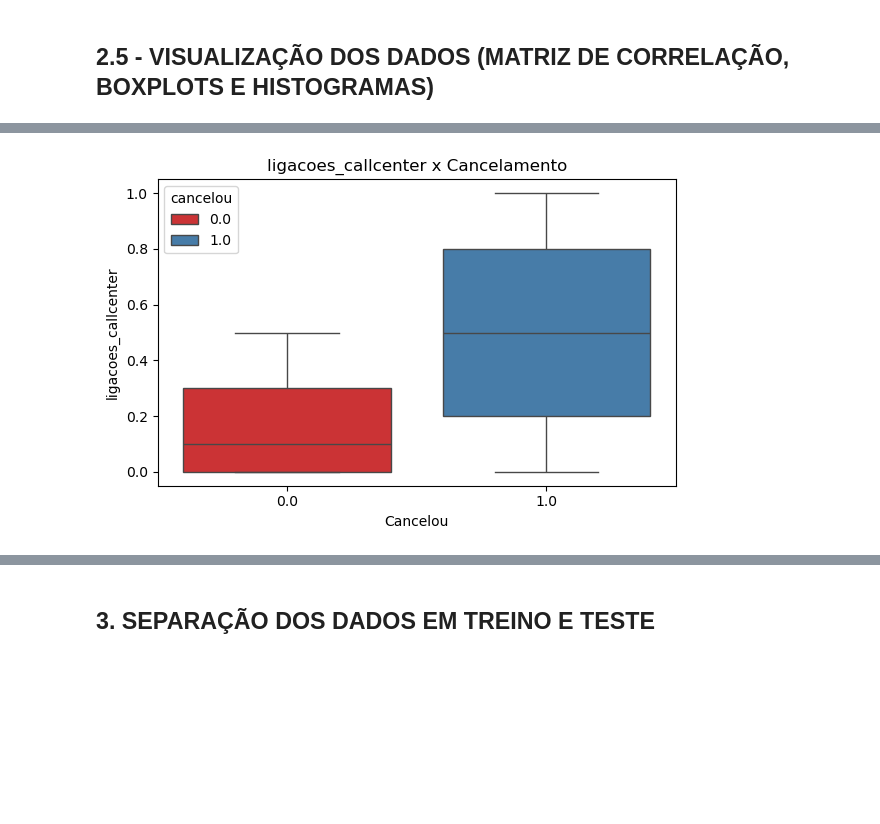
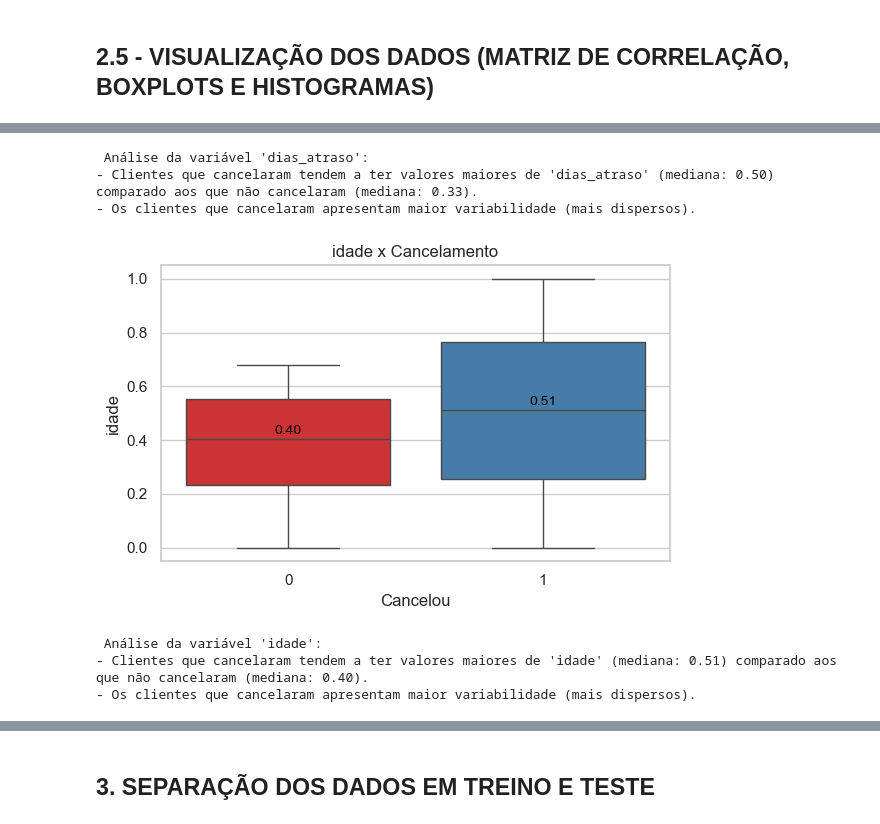
Before and after one commit to jonathasoliv/TCC_Modelagem_Preditiva_Cancelamentos, a Jupyter notebook: Implementacao_Pre_Processamento/Pre_Processamento.ipynb, the cells around one changed output, grey strips where cells are left out. Drawn from its saved outputs; the diff is of its cells as text; code cells hidden in the pictures; blank space fills up the shorter version.

```diff
--- a/Implementacao_Pre_Processamento/Pre_Processamento.ipynb
+++ b/Implementacao_Pre_Processamento/Pre_Processamento.ipynb
@@ -161,8 +202,0 @@ df_head
-# %%
-#Identificando as colunas com as variaveis categoricas
-colunas_categoricas = df.select_dtypes(include=['object', 'category']).columns.tolist()
-print("Variáveis categóricas:", colunas_categoricas)
-
-for coluna in ['sexo', 'assinatura', 'duracao_contrato']:
-    print(f"\nColuna: {coluna}")
-    print(df[coluna].value_counts())
@@ -275,13 +310,11 @@ max         1.000000       1.000000                1.000000
 Realizado a verificação de Outlier e depois a matriz de Correlação
 # %%
 # Verificando se possui Outliers
-
 cancelamentos_normalizacao = pd.read_csv('cancelamentos_normalizacao.csv')
 
 outliers_detectados = {}
 
 for coluna in cancelamentos_normalizacao.select_dtypes(include=['float64', 'int64']):
-    # Ignorar colunas binárias (com apenas dois valores únicos)
     if cancelamentos_normalizacao[coluna].nunique() <= 2:
         continue
 
@@ -297,13 +330,13 @@ for coluna in cancelamentos_normalizacao.select_dtypes(include=['float64', 'int6
     ]
 
     if not outliers.empty:
-        outliers_detectados[coluna] = outliers.shape[0]
+        perc_outliers = 100 * outliers.shape[0] / cancelamentos_normalizacao.shape[0]
+        outliers_detectados[coluna] = (outliers.shape[0], perc_outliers)
 
-# Exibindo o resultado
 if outliers_detectados:
-    print("Colunas com outliers detectados:")
-    for coluna, qtd in outliers_detectados.items():
-        print(f"- {coluna}: {qtd} outliers")
+    print("Colunas com outliers detectados (contagem e % do total):")
+    for coluna, (qtd, perc) in outliers_detectados.items():
+        print(f"- {coluna}: {qtd} outliers ({perc:.4f}%)")
 else:
     print("Nenhum outlier detectado nas colunas numéricas (exceto variáveis binárias).")
 # %% [output]
@@ -371,12 +445,60 @@ Deve ser descartada antes da construção do modelo para evitar viés.
 # %%
 # BloxPlot para comparar com a variável-alvo
+sns.set(style="whitegrid")
 
-for coluna in colunas_numericas:
+# Ordenar as variáveis com base na correlação com 'cancelou'
+correlacoes = df.corr()['cancelou'].abs().sort_values(ascending=False)
+variaveis_ordenadas = [var for var in correlacoes.index if var in colunas_numericas]
+
+# Plotando e interpretando
+for coluna in variaveis_ordenadas:
     plt.figure(figsize=(6, 4))
-    sns.boxplot(data=df, x='cancelou', y=coluna, hue='cancelou', palette='Set1')
+    sns.boxplot(data=df, x='cancelou', y=coluna, hue='cancelou', palette='Set1', legend=False)
+
+    # Adicionando mediana no gráfico
+    medianas = df.groupby('cancelou')[coluna].median()
+    for i, med in enumerate(medianas):
+        plt.text(i, med + 0.02, f'{med:.2f}', ha='center', color='black', fontsize=10)
+
     plt.title(f'{coluna} x Cancelamento')
     plt.xlabel('Cancelou')
     plt.ylabel(coluna)
     plt.tight_layout()
     plt.show()
+
+    # --------- Interpretação após o gráfico ---------
+    grupo_0 = df[df['cancelou'] == 0][coluna]
+    grupo_1 = df[df['cancelou'] == 1][coluna]
+
+    mediana_0 = grupo_0.median()
+    mediana_1 = grupo_1.median()
+
+    print(f"\n Análise da variável '{coluna}':")
+
+    if mediana_1 > mediana_0:
+        print(f"- Clientes que cancelaram tendem a ter valores maiores de '{coluna}' (mediana: {mediana_1:.2f}) comparado aos que não cancelaram (mediana: {mediana_0:.2f}).")
+    elif mediana_1 < mediana_0:
+        print(f"- Clientes que cancelaram tendem a ter valores menores de '{coluna}' (mediana: {mediana_1:.2f}) comparado aos que não cancelaram (mediana: {mediana_0:.2f}).")
+    else:
+        print(f"- A mediana de '{coluna}' é igual para ambos os grupos. Pode não haver diferença significativa.")
+
+    # Dispersão
+    iqr_0 = grupo_0.quantile(0.75) - grupo_0.quantile(0.25)
+    iqr_1 = grupo_1.quantile(0.75) - grupo_1.quantile(0.25)
+
+    if iqr_1 > iqr_0 * 1.2:
+        print("- Os clientes que cancelaram apresentam maior variabilidade (mais dispersos).")
+    elif iqr_1 < iqr_0 * 0.8:
+        print("- Os clientes que cancelaram têm valores mais concentrados (menos variabilidade).")
+
+    # Outliers
+    outliers_1 = ((grupo_1 < grupo_1.quantile(0.25) - 1.5 * iqr_1) |
+                  (grupo_1 > grupo_1.quantile(0.75) + 1.5 * iqr_1)).sum()
+    outliers_0 = ((grupo_0 < grupo_0.quantile(0.25) - 1.5 * iqr_0) |
+                  (grupo_0 > grupo_0.quantile(0.75) + 1.5 * iqr_0)).sum()
+
+    if outliers_1 > outliers_0:
+        print("- Há mais outliers entre os clientes que cancelaram.")
+    elif outliers_1 < outliers_0:
+        print("- Há mais outliers entre os clientes que não cancelaram.")
 # %% [output]
@@ -386 +514,7 @@ for coluna in colunas_numericas:
+ Análise da variável 'dias_atraso':
+- Clientes que cancelaram tendem a ter valores maiores de 'dias_atraso' (mediana: 0.50) comparado aos que não cancelaram (mediana: 0.33).
+- Os clientes que cancelaram apresentam maior variabilidade (mais dispersos).
-[figure, old version]
+[figure, new version]
+ Análise da variável 'idade':
+- Clientes que cancelaram tendem a ter valores maiores de 'idade' (mediana: 0.51) comparado aos que não cancelaram (mediana: 0.40).
+- Os clientes que cancelaram apresentam maior variabilidade (mais dispersos).
```
Also changed, not shown: parts of 15 cells of this notebook, 5 other files.
